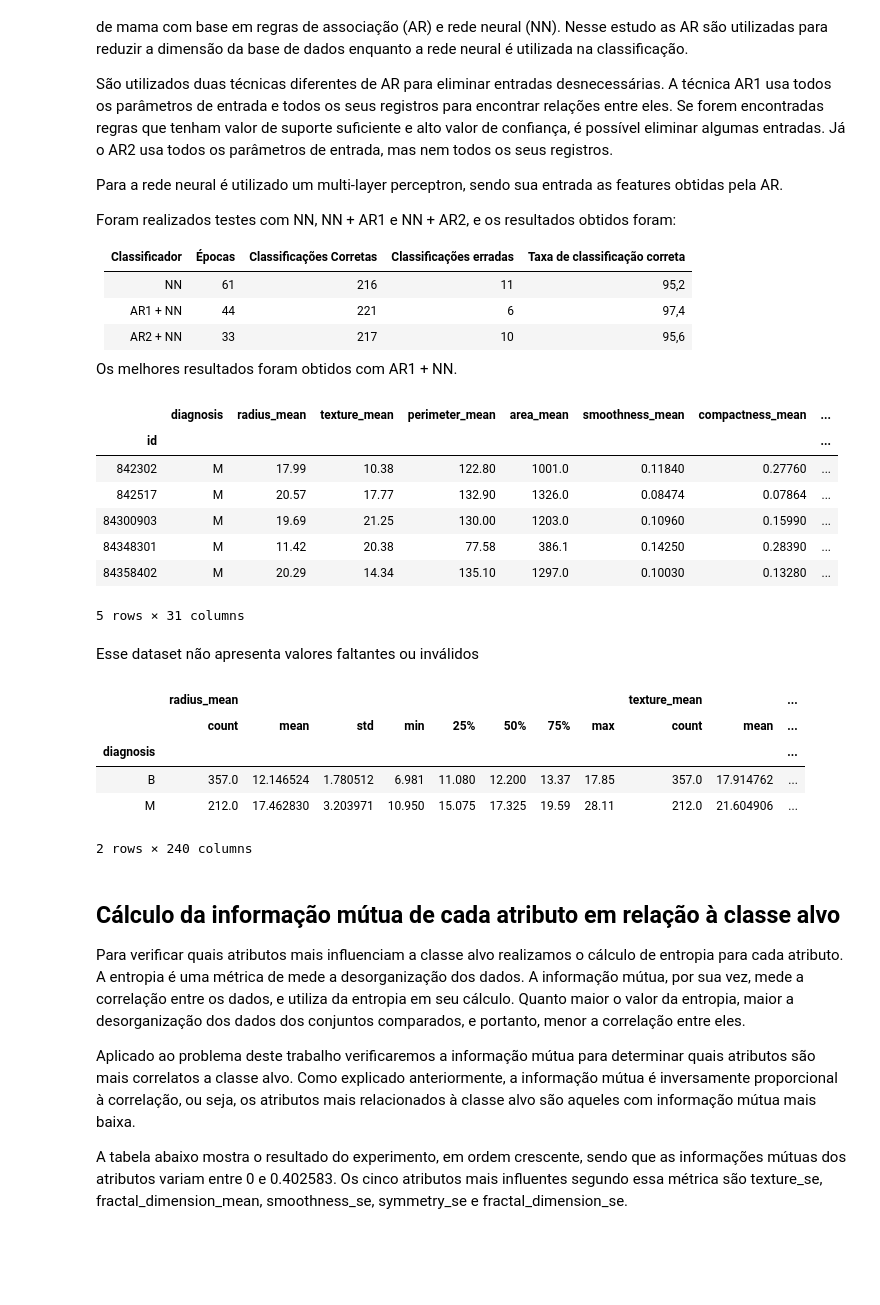
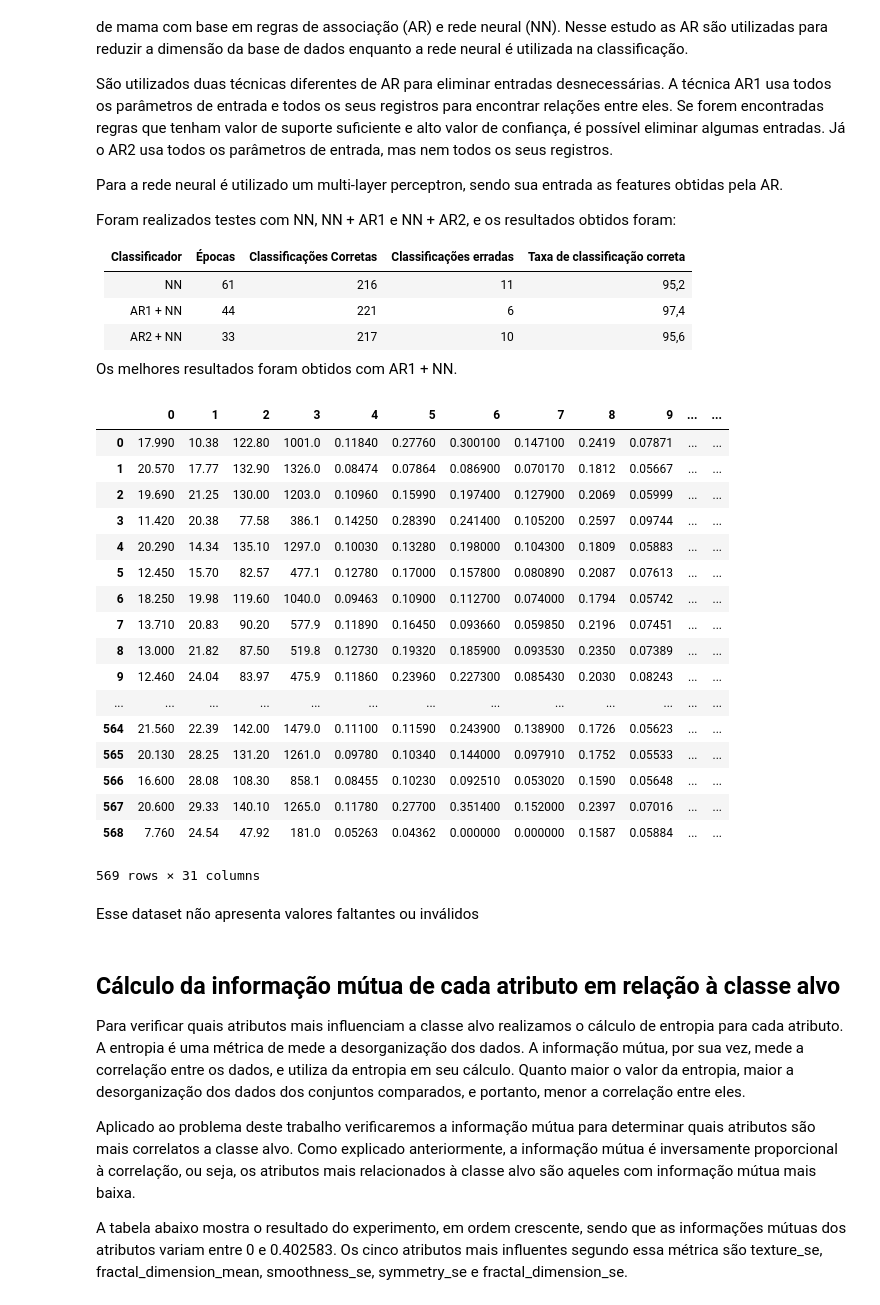
Before and after one commit to yullidias/CancerDetection, a Jupyter notebook: automaticCancerDetection.ipynb, the cells around one changed output. Drawn from its saved outputs; the diff is of its cells as text; code cells hidden in the pictures; blank space fills up the shorter version.

```diff
--- a/automaticCancerDetection.ipynb
+++ b/automaticCancerDetection.ipynb
@@ -78,30 +78,41 @@ Foram realizados testes com NN, NN + AR1 e NN + AR2, e os resultados obtidos for
 |    AR2 + NN   |   33   |           217           |           10           |              95,6             |
 
 Os melhores resultados foram obtidos com AR1 + NN.
-# %%
-from funcoes import readDataset
-cancerDeMamaDF = readDataset('id')
-cancerDeMamaDF.head()
-# %% [output]
-|  | diagnosis | radius_mean | texture_mean | perimeter_mean | area_mean | smoothness_mean | compactness_mean | ... |
-| id |  |  |  |  |  |  |  | ... |
-| 842302 | M | 17.99 | 10.38 | 122.80 | 1001.0 | 0.11840 | 0.27760 | ... |
-| 842517 | M | 20.57 | 17.77 | 132.90 | 1326.0 | 0.08474 | 0.07864 | ... |
-| 84300903 | M | 19.69 | 21.25 | 130.00 | 1203.0 | 0.10960 | 0.15990 | ... |
-| 84348301 | M | 11.42 | 20.38 | 77.58 | 386.1 | 0.14250 | 0.28390 | ... |
-| 84358402 | M | 20.29 | 14.34 | 135.10 | 1297.0 | 0.10030 | 0.13280 | ... |
-5 rows × 31 columns
+# %%
+from funcoes import readDataset
+from constantes import *
+from sklearn import datasets
+import pandas as pd
+data = datasets.load_breast_cancer() #readDataset('id')
+x = data.x
+y = data.target
+featuresnames=
+cancerDeMamaDF = pd.DataFrame(x)
+cancerDeMamaDF[CLASSE] = y
+cancerDeMamaDF
+# %% [output]
+|  | 0 | 1 | 2 | 3 | 4 | 5 | 6 | 7 | 8 | 9 | ... | ... |
+| 0 | 17.990 | 10.38 | 122.80 | 1001.0 | 0.11840 | 0.27760 | 0.300100 | 0.147100 | 0.2419 | 0.07871 | ... | ... |
+| 1 | 20.570 | 17.77 | 132.90 | 1326.0 | 0.08474 | 0.07864 | 0.086900 | 0.070170 | 0.1812 | 0.05667 | ... | ... |
+| 2 | 19.690 | 21.25 | 130.00 | 1203.0 | 0.10960 | 0.15990 | 0.197400 | 0.127900 | 0.2069 | 0.05999 | ... | ... |
+| 3 | 11.420 | 20.38 | 77.58 | 386.1 | 0.14250 | 0.28390 | 0.241400 | 0.105200 | 0.2597 | 0.09744 | ... | ... |
+| 4 | 20.290 | 14.34 | 135.10 | 1297.0 | 0.10030 | 0.13280 | 0.198000 | 0.104300 | 0.1809 | 0.05883 | ... | ... |
+| 5 | 12.450 | 15.70 | 82.57 | 477.1 | 0.12780 | 0.17000 | 0.157800 | 0.080890 | 0.2087 | 0.07613 | ... | ... |
+| 6 | 18.250 | 19.98 | 119.60 | 1040.0 | 0.09463 | 0.10900 | 0.112700 | 0.074000 | 0.1794 | 0.05742 | ... | ... |
+| 7 | 13.710 | 20.83 | 90.20 | 577.9 | 0.11890 | 0.16450 | 0.093660 | 0.059850 | 0.2196 | 0.07451 | ... | ... |
+| 8 | 13.000 | 21.82 | 87.50 | 519.8 | 0.12730 | 0.19320 | 0.185900 | 0.093530 | 0.2350 | 0.07389 | ... | ... |
+| 9 | 12.460 | 24.04 | 83.97 | 475.9 | 0.11860 | 0.23960 | 0.227300 | 0.085430 | 0.2030 | 0.08243 | ... | ... |
+| ... | ... | ... | ... | ... | ... | ... | ... | ... | ... | ... | ... | ... |
+| 564 | 21.560 | 22.39 | 142.00 | 1479.0 | 0.11100 | 0.11590 | 0.243900 | 0.138900 | 0.1726 | 0.05623 | ... | ... |
+| 565 | 20.130 | 28.25 | 131.20 | 1261.0 | 0.09780 | 0.10340 | 0.144000 | 0.097910 | 0.1752 | 0.05533 | ... | ... |
+| 566 | 16.600 | 28.08 | 108.30 | 858.1 | 0.08455 | 0.10230 | 0.092510 | 0.053020 | 0.1590 | 0.05648 | ... | ... |
+| 567 | 20.600 | 29.33 | 140.10 | 1265.0 | 0.11780 | 0.27700 | 0.351400 | 0.152000 | 0.2397 | 0.07016 | ... | ... |
+| 568 | 7.760 | 24.54 | 47.92 | 181.0 | 0.05263 | 0.04362 | 0.000000 | 0.000000 | 0.1587 | 0.05884 | ... | ... |
+569 rows × 31 columns
 # %% [markdown]
 Esse dataset não apresenta valores faltantes ou inválidos
 # %%
 cancerDeMamaDF.groupby(CLASSE).describe()
-# %% [output]
-|  | radius_mean |  |  |  |  |  |  |  | texture_mean |  | ... |
-|  | count | mean | std | min | 25% | 50% | 75% | max | count | mean | ... |
-| diagnosis |  |  |  |  |  |  |  |  |  |  | ... |
-| B | 357.0 | 12.146524 | 1.780512 | 6.981 | 11.080 | 12.200 | 13.37 | 17.85 | 357.0 | 17.914762 | ... |
-| M | 212.0 | 17.462830 | 3.203971 | 10.950 | 15.075 | 17.325 | 19.59 | 28.11 | 212.0 | 21.604906 | ... |
-2 rows × 240 columns
 # %% [markdown]
 ## Cálculo da informação mútua de cada atributo em relação à classe alvo
 
```
Also changed, not shown: 2 other files.
